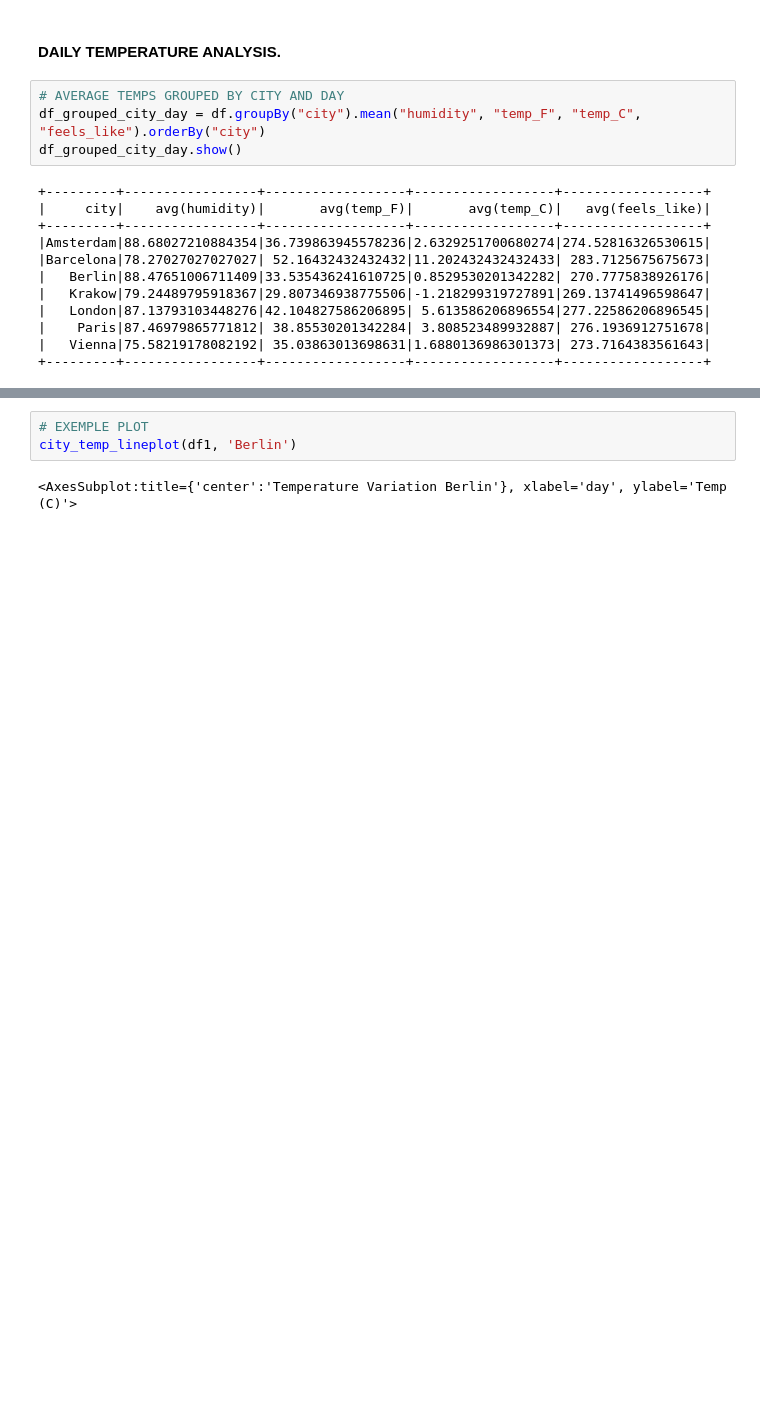
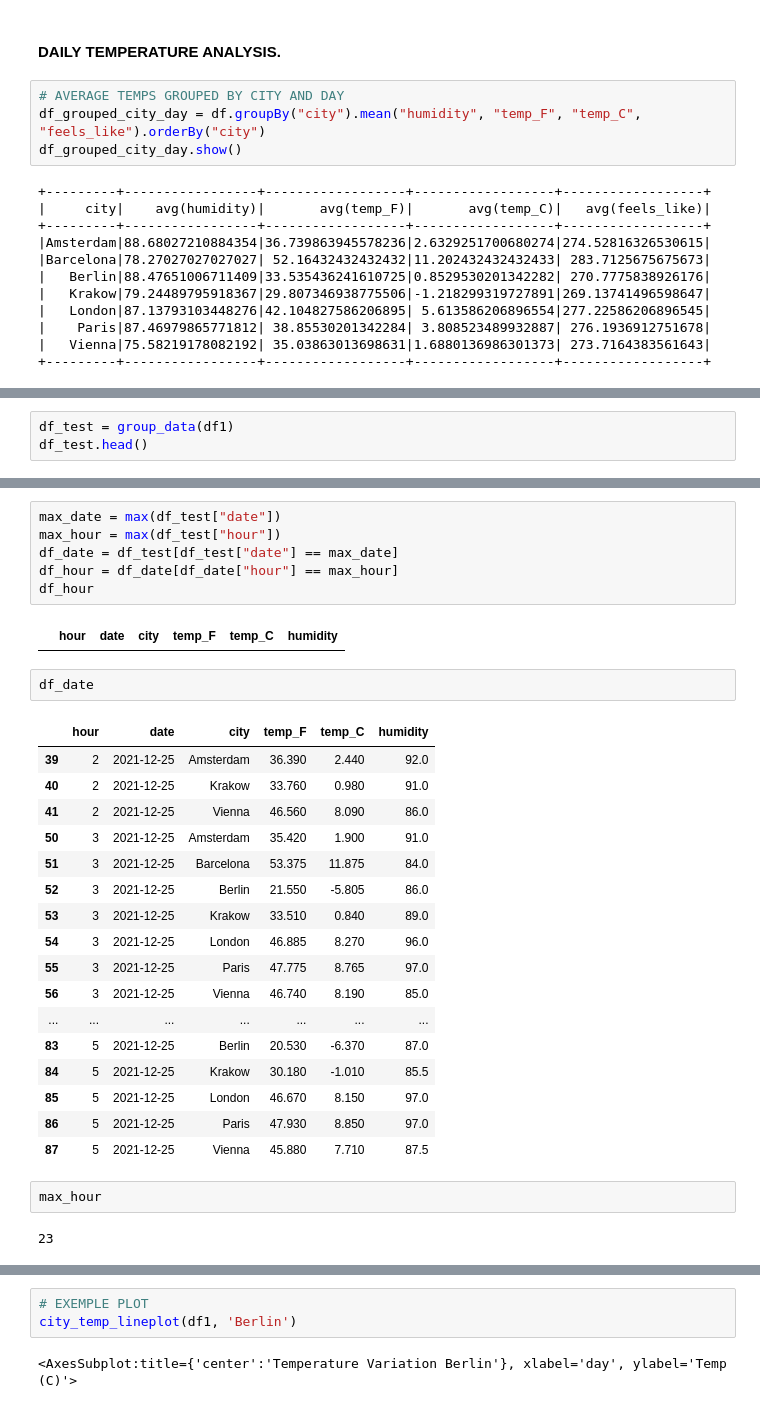
Before and after one commit to felipedmnq/streaming-weather-kafka, a Jupyter notebook: pyspark/notebooks/pyspark_analysis.ipynb, the cells around one changed output, grey strips where cells are left out. Cells and saved outputs as stored; diff of their text form; blank space fills up the shorter version.

Commit message:
tests

```diff
--- a/pyspark/notebooks/pyspark_analysis.ipynb
+++ b/pyspark/notebooks/pyspark_analysis.ipynb
@@ -217,0 +174,3 @@ sns.lineplot(x=df2["date"], y=df2["temp_C"], hue=df2[f"{city}"])
+# %%
+df_test = group_data(df1)
+df_test.head()
@@ -217,0 +184,32 @@ sns.lineplot(x=df2["date"], y=df2["temp_C"], hue=df2[f"{city}"])
+# %%
+max_date = max(df_test["date"])
+max_hour = max(df_test["hour"])
+df_date = df_test[df_test["date"] == max_date]
+df_hour = df_date[df_date["hour"] == max_hour]
+df_hour
+# %% [output]
+|  | hour | date | city | temp_F | temp_C | humidity |
+# %%
+df_date
+# %% [output]
+|  | hour | date | city | temp_F | temp_C | humidity |
+| 39 | 2 | 2021-12-25 | Amsterdam | 36.390 | 2.440 | 92.0 |
+| 40 | 2 | 2021-12-25 | Krakow | 33.760 | 0.980 | 91.0 |
+| 41 | 2 | 2021-12-25 | Vienna | 46.560 | 8.090 | 86.0 |
+| 50 | 3 | 2021-12-25 | Amsterdam | 35.420 | 1.900 | 91.0 |
+| 51 | 3 | 2021-12-25 | Barcelona | 53.375 | 11.875 | 84.0 |
+| 52 | 3 | 2021-12-25 | Berlin | 21.550 | -5.805 | 86.0 |
+| 53 | 3 | 2021-12-25 | Krakow | 33.510 | 0.840 | 89.0 |
+| 54 | 3 | 2021-12-25 | London | 46.885 | 8.270 | 96.0 |
+| 55 | 3 | 2021-12-25 | Paris | 47.775 | 8.765 | 97.0 |
+| 56 | 3 | 2021-12-25 | Vienna | 46.740 | 8.190 | 85.0 |
+| ... | ... | ... | ... | ... | ... | ... |
+| 83 | 5 | 2021-12-25 | Berlin | 20.530 | -6.370 | 87.0 |
+| 84 | 5 | 2021-12-25 | Krakow | 30.180 | -1.010 | 85.5 |
+| 85 | 5 | 2021-12-25 | London | 46.670 | 8.150 | 97.0 |
+| 86 | 5 | 2021-12-25 | Paris | 47.930 | 8.850 | 97.0 |
+| 87 | 5 | 2021-12-25 | Vienna | 45.880 | 7.710 | 87.5 |
+# %%
+max_hour
+# %% [output]
+23
```
Also changed, not shown: parts of 15 cells of this notebook.
